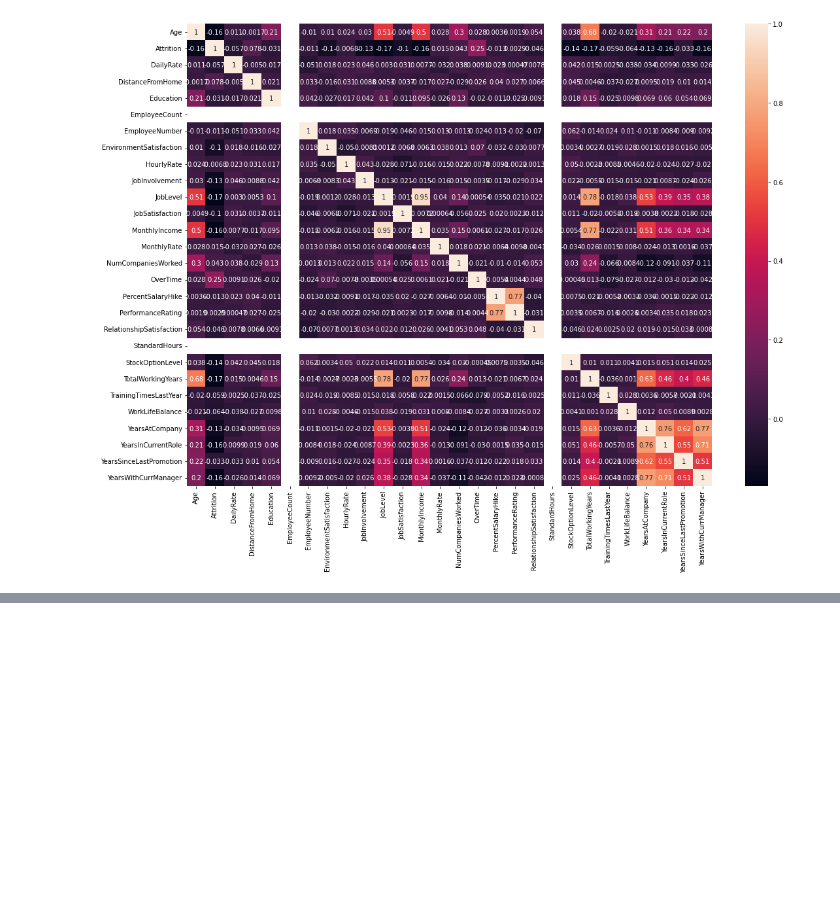
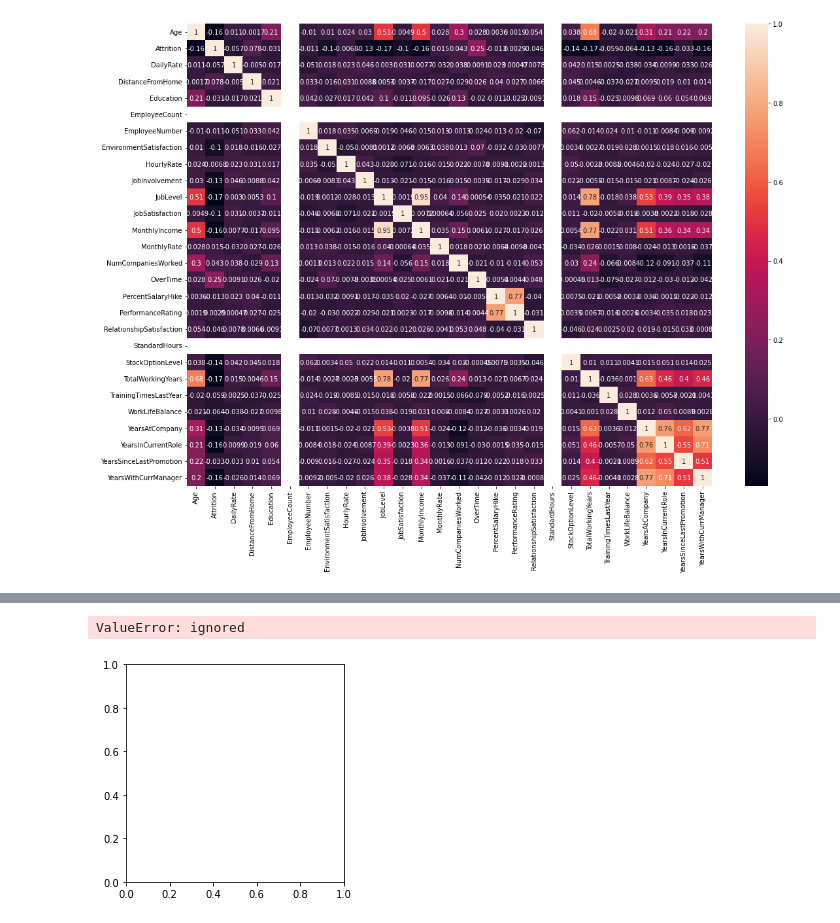
Before and after one commit to Shambhurajdesai/Data-analysis, a Jupyter notebook: Employee_Attrition.ipynb, the cells around one changed output, grey strips where cells are left out. Cells and saved outputs as stored; diff of their text form; code cells hidden in the pictures; blank space fills up the shorter version.

```diff
--- a/Employee_Attrition.ipynb
+++ b/Employee_Attrition.ipynb
@@ -263,0 +279,5 @@ sns.heatmap(df.corr(),annot=True,annot_kws={'size': 10})
+# %%
+plt.pie('Attrition',labels='Gender')
+# %% [output]
+ValueError: ignored
+[figure, added]
```
Also changed, not shown: parts of 2 cells of this notebook.
